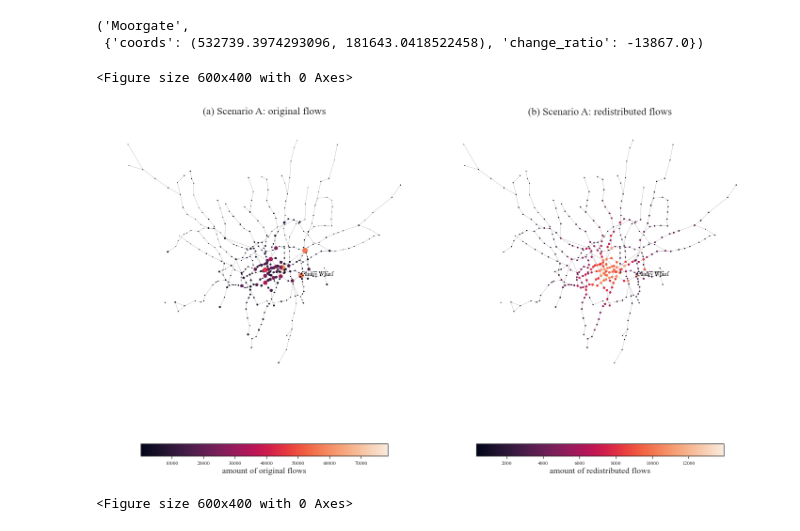
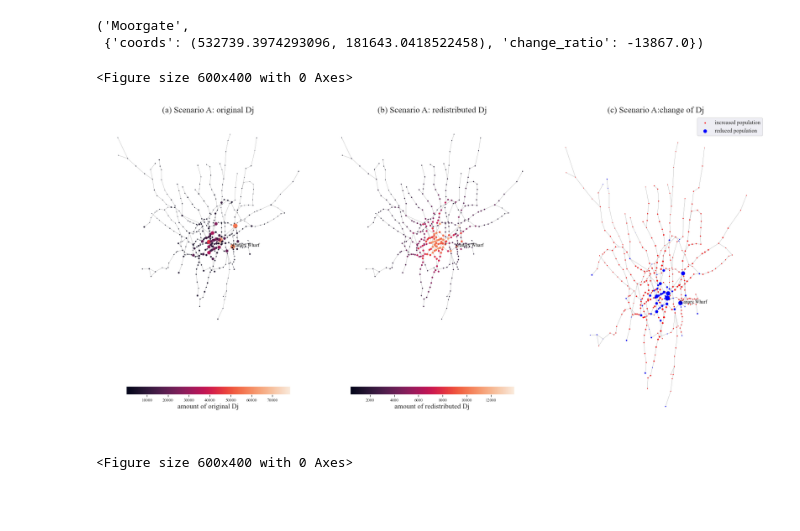
Before and after one commit to CeHouGIS/urban_sim, a Jupyter notebook: urban_sim.ipynb, the cells around one changed output. Cells and saved outputs as stored; diff of their text form; code cells hidden in the pictures; blank space fills up the shorter version.

```diff
--- a/urban_sim.ipynb
+++ b/urban_sim.ipynb
@@ -1618,47 +1620,80 @@ real_flow_size=[(abs(i[1]['real_flows']))/500 for i in G_plot.nodes(data=True)]
 real_flow_color=[(i[1]['real_flows']) for i in G_plot.nodes(data=True)]
 
 # Plot graph
-
+sns.set_theme(color_codes='viridis')
 pos = nx.get_node_attributes(G_plot, 'coords')
 plt.figure(dpi=100)
-fig, ax = plt.subplots(1,2,figsize=(20,12))
+fig, ax = plt.subplots(1,3,figsize=(24,12))
 plt.rcParams['font.sans-serif'] = 'Times New Roman'
 nx.draw_networkx_edges(G_plot, pos,edge_color='gray',
         width=0.4,ax=ax[0])
 
 nod=nx.draw_networkx_nodes(G_plot,
         pos = pos,
         node_color= real_flow_color,
         node_size= real_flow_size,
         ax=ax[0])
 
 ax[0].text(x=537586.6947649193,y=180311.85419390627,s='Canary Wharf',color='black',fontsize=12)
 
-cbar1 = plt.colorbar(nod,orientation="horizontal", shrink=0.75,ax=ax[0])
-cbar1.set_label("amount of original flows",fontsize=18)
+cbar1 = plt.colorbar(nod,orientation="horizontal", shrink=0.75,ax=ax[0],cmap='viridis')
+cbar1.set_label("amount of original Dj",fontsize=18)
 ax[0].axis("off")
-ax[0].set_title("(a) Scenario A: original flows",fontsize=22)
+ax[0].set_title("(a) Scenario A: original Dj",fontsize=22)
 
 nx.draw_networkx_edges(G_plot, pos,edge_color='gray',
         width=0.4,ax=ax[1])
 
 nod2=nx.draw_networkx_nodes(G_plot,
         pos = pos,
         node_color= est_flow_color,
         node_size= est_flow_size,
         ax=ax[1])
 
 ax[1].text(x=537586.6947649193,y=180311.85419390627,s='Canary Wharf',color='black',fontsize=12)
 
 cbar2 = plt.colorbar(nod2,orientation="horizontal", shrink=0.75,ax=ax[1])
-cbar2.set_label("amount of redistributed flows",fontsize=18)
+cbar2.set_label("amount of redistributed Dj",fontsize=18)
 ax[1].axis("off")
-ax[1].set_title("(b) Scenario A: redistributed flows",fontsize=22)
+ax[1].set_title("(b) Scenario A: redistributed Dj",fontsize=22)
+
+ratio_values=[(abs(i[1]['change_ratio'])) for i in G_plot.nodes(data=True)]
+ratio_size=[(abs(i[1]['change_ratio']))/500 for i in G_plot.nodes(data=True)]
+ratio_size_increase=[(abs(i[1]['change_ratio']))/500 for i in G_increase.nodes(data=True)]
+ratio_size_reduce=[(abs(i[1]['change_ratio']))/500 for i in G_reduce.nodes(data=True)]
+
+nx.draw_networkx_edges(G_plot, pos,edge_color='gray',
+        width=0.4,ax=ax[2])
+
+nod=nx.draw_networkx_nodes(G_plot,
+        pos = pos,
+        node_color= 'grey',
+        node_size= ratio_size,
+        ax=ax[2])
+
+nx.draw_networkx_nodes(G_increase,
+        pos = pos,
+        node_color= 'red',
+        label='increased population',
+        node_size= ratio_size_increase,
+        ax=ax[2])
+
+nx.draw_networkx_nodes(G_reduce,
+        pos = pos,
+        node_color= 'blue',
+        label='reduced population',
+        node_size= ratio_size_reduce,
+        ax=ax[2])
+
+ax[2].text(x=537586.6947649193,y=180311.85419390627,s='Canary Wharf',color='black',fontsize=12)
+ax[2].axis("off")
+ax[2].set_title("(c) Scenario A:change of Dj",fontsize=22)
+plt.legend(fontsize=14)
 plt.tight_layout()
 plt.show()
 # %% [output]
 <Figure size 600x400 with 0 Axes>
-[figure, old version]
+[figure, new version]
 # %%
 plt.figure(dpi=100)
 fig, ax = plt.subplots(1,2,figsize=(16,6))
```
Also changed, not shown: parts of 21 cells of this notebook.
